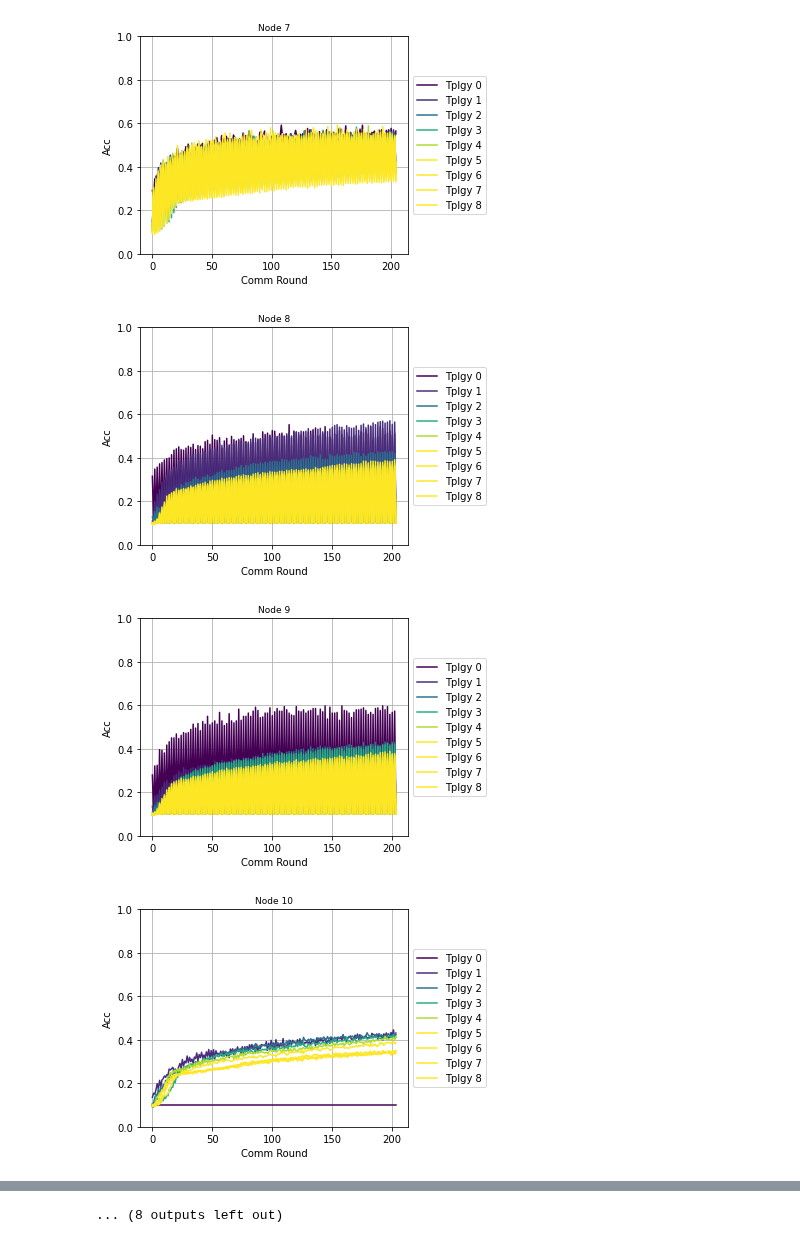
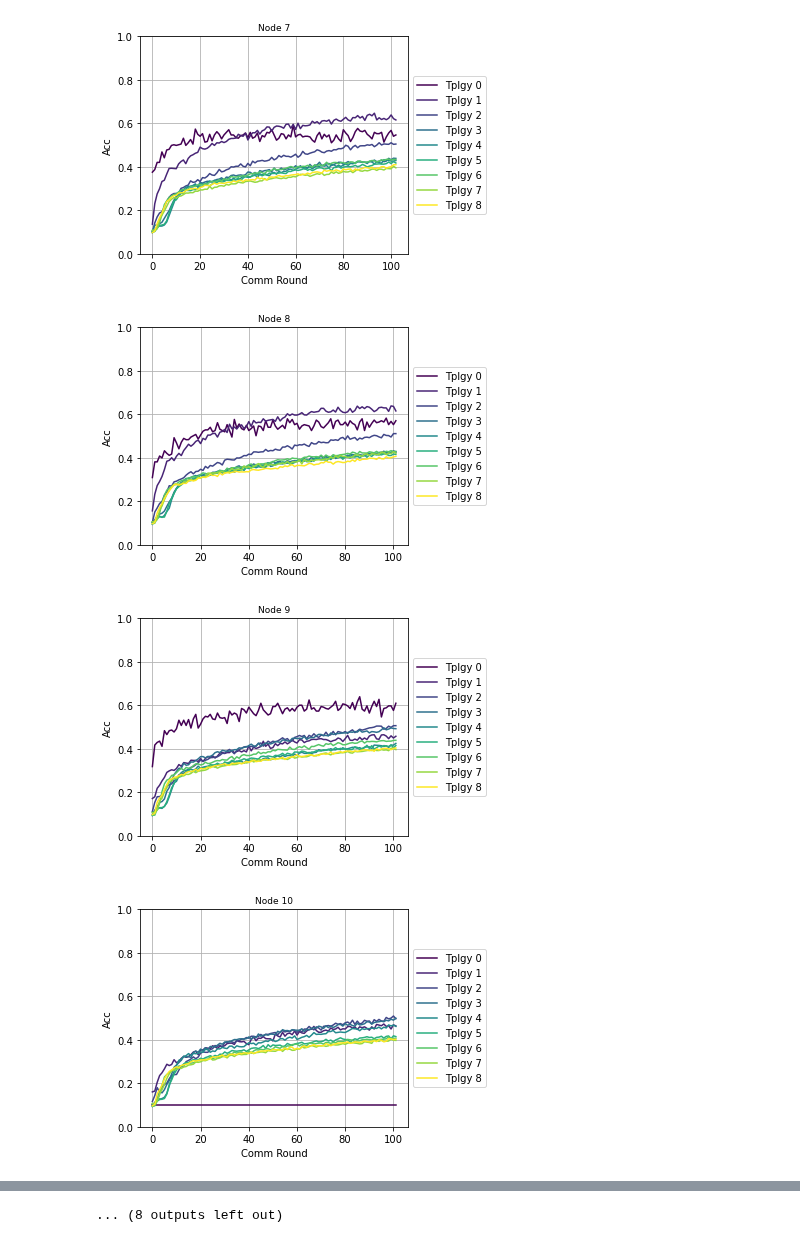
Before and after one commit to AitorB16/GLow, a Jupyter notebook: 16_visualize_results.ipynb, the cells around one changed output, grey strips where cells are left out. Saved outputs shown, nothing was run; the diff lists cells and outputs as text; code cells hidden in the pictures.

Commit message:
Fixed 16 visualization acc per topology in each node

```diff
--- a/16_visualize_results.ipynb
+++ b/16_visualize_results.ipynb
@@ -6,7 +6,7 @@ from pathlib import Path
 import matplotlib.pyplot as plt
 from matplotlib import cm
 # %%
-run_name = 'graph_16_8'
+run_name = 'graph_16_16'
 seed = '1999'
 save_path = 'plots/'
 #file_path = 'outputs/no_pretrain/' + 'seed_' + seed + '/' + run_name #NEED TO READ ALL FILES
@@ -298,13 +298,13 @@ acc_per_nodes = []
 for i in range(num_agents):
     tmp_tplgy = []
     for j in range(9):
-        tmp_tplgy.append(acc1[j][i::10])
+        tmp_tplgy.append(acc1[j][i::20])
     acc_per_nodes.append(tmp_tplgy)
 # %%
-viridis = cm.get_cmap('viridis', 9)
+viridis = cm.get_cmap('viridis', 20)
 for node in range(num_agents):
     for i in range(9):
-        plt.plot(acc_per_nodes[node][i], color=viridis(0.1 * 2.*i))
+        plt.plot(acc_per_nodes[node][i], color=viridis(0.12*i))
     #x = np.arange(0, num_rounds, 1)
     #plt.xticks(x)
     plt.ylim(0.0, 1.0)
@@ -330,4 +330,4 @@ for node in range(num_agents):
-[figure, old version]
+[figure, new version]
-[figure, old version]
+[figure, new version]
-[figure, old version]
+[figure, new version]
-[figure, old version]
+[figure, new version]
```
Also changed, not shown: parts of 7 cells of this notebook.
